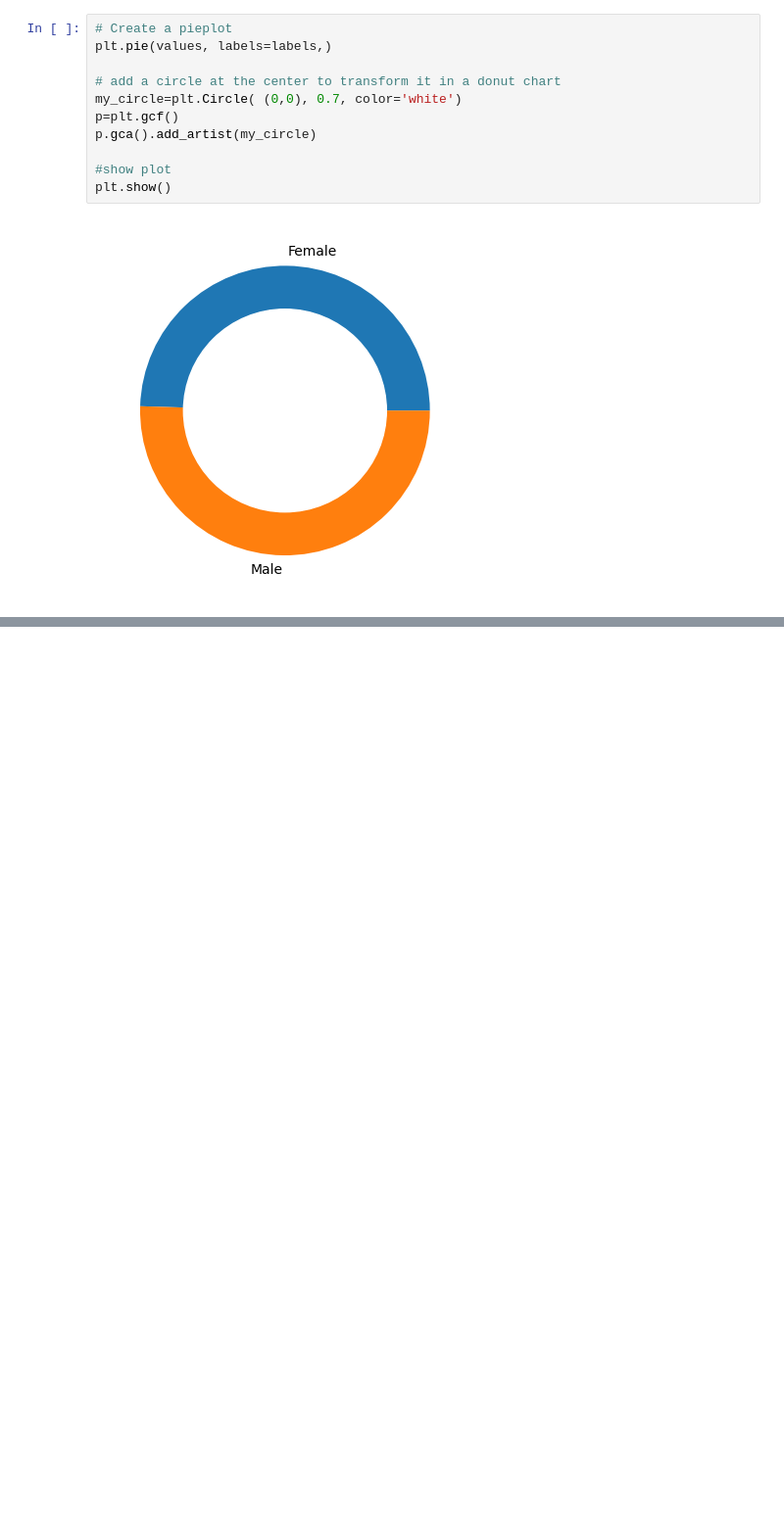
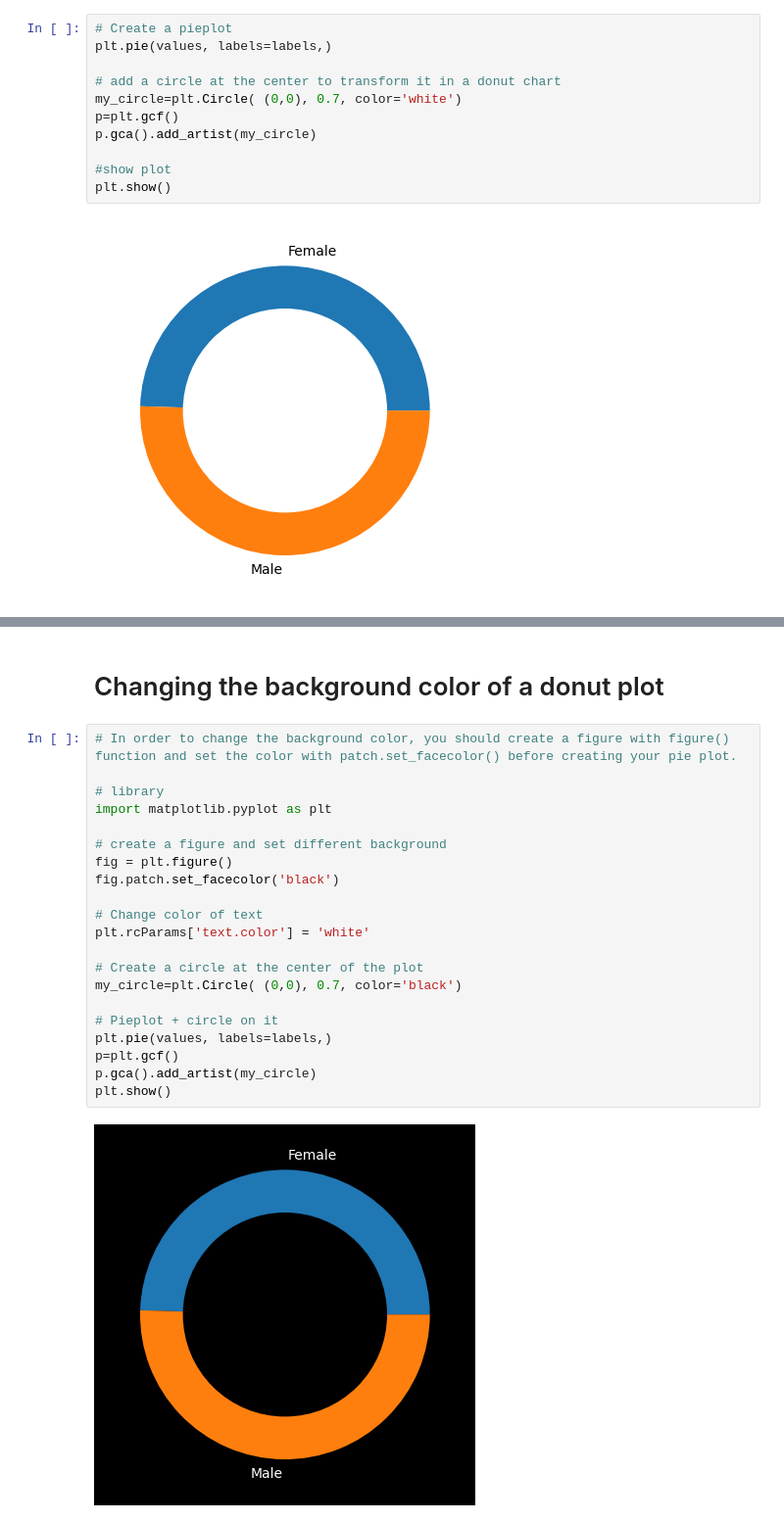
Before and after one commit to pritomsh/donutplot-with-matplotlib, a Jupyter notebook: donutplot-with-matplotlib.ipynb, the cells around one changed output, grey strips where cells are left out. Shown at 98% size. Saved outputs shown, nothing was run; the diff lists cells and outputs as text; blank space fills up the shorter version.

```diff
--- a/donutplot-with-matplotlib.ipynb
+++ b/donutplot-with-matplotlib.ipynb
@@ -57,0 +109,25 @@ plt.show()
+# %% [markdown]
+# Changing the background color of a donut plot
+# %%
+# In order to change the background color, you should create a figure with figure() function and set the color with patch.set_facecolor() before creating your pie plot.
+
+# library
+import matplotlib.pyplot as plt
+
+# create a figure and set different background
+fig = plt.figure()
+fig.patch.set_facecolor('black')
+
+# Change color of text
+plt.rcParams['text.color'] = 'white'
+
+# Create a circle at the center of the plot
+my_circle=plt.Circle( (0,0), 0.7, color='black')
+
+# Pieplot + circle on it
+plt.pie(values, labels=labels,)
+p=plt.gcf()
+p.gca().add_artist(my_circle)
+plt.show()
+# %% [output]
+[figure, added]
```
Also changed, not shown: parts of 4 cells of this notebook.
